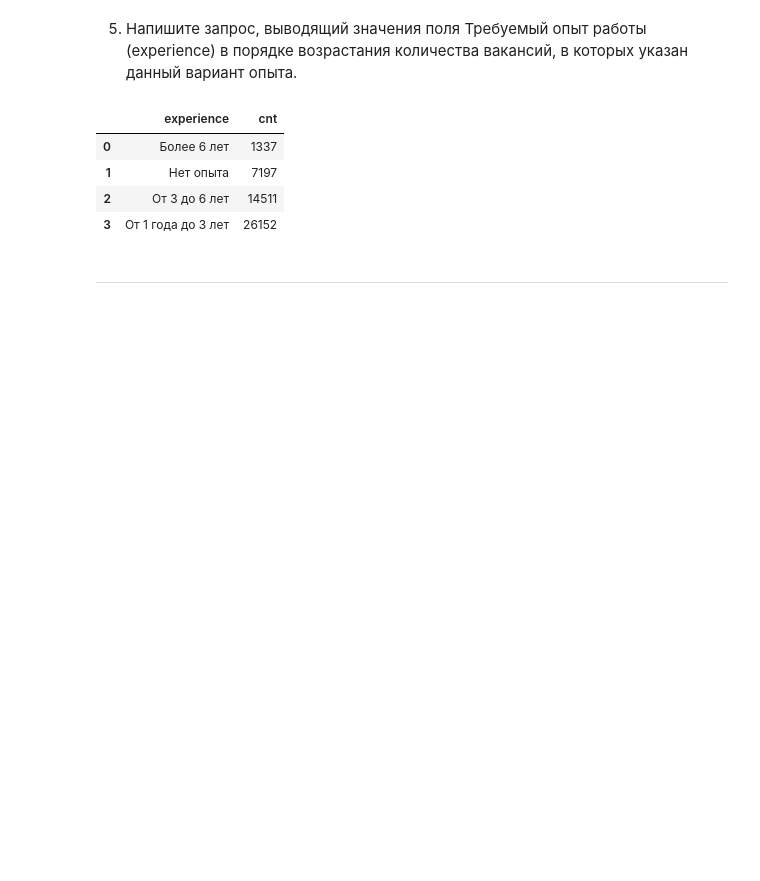
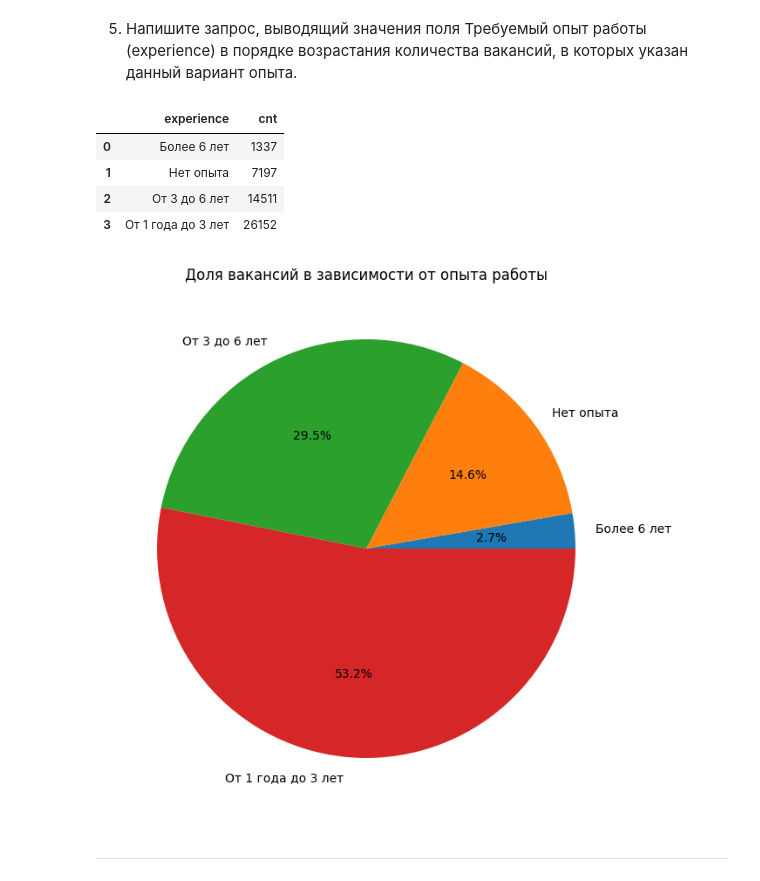
Before and after one commit to inconstant1313/Sandbox, a Jupyter notebook: DSPR_119/Project_2/Project_2.ipynb, the cells around one changed output. Cells and saved outputs as stored; diff of their text form; code cells hidden in the pictures; blank space fills up the shorter version.

```diff
--- a/DSPR_119/Project_2/Project_2.ipynb
+++ b/DSPR_119/Project_2/Project_2.ipynb
@@ -231,7 +250,8 @@ query_4_5 = f'''SELECT
                 ORDER BY cnt ASC
 '''
 # %%
-experience_option = pd.read_sql_query(query_4_5, connection)
+# Получаем и выводим результат запроса
+experience_option = pd.read_sql_query(text(query_4_5), connection)
 display(experience_option)
 # %% [output]
 |  | experience | cnt |
@@ -239,6 +259,19 @@ display(experience_option)
 | 1 | Нет опыта | 7197 |
 | 2 | От 3 до 6 лет | 14511 |
 | 3 | От 1 года до 3 лет | 26152 |
+# %%
+# Для визуализации строим круговую диаграмму доли вакансий в зависимости от опыта работы
+fig = plt.figure(figsize=(10, 6))
+ax = fig.add_axes((1, 1, 1, 1))
+pie = ax.pie(
+    experience_option['cnt'],
+    labels=experience_option['experience'],
+    autopct='%1.1f%%'
+)
+ax.set_title('Доля вакансий в зависимости от опыта работы', fontsize=12)
+plt.show(pie)
+# %% [output]
+[figure, added]
 # %% [markdown]
 ***
 # %% [markdown]
```
Also changed, not shown: parts of 87 cells of this notebook.
